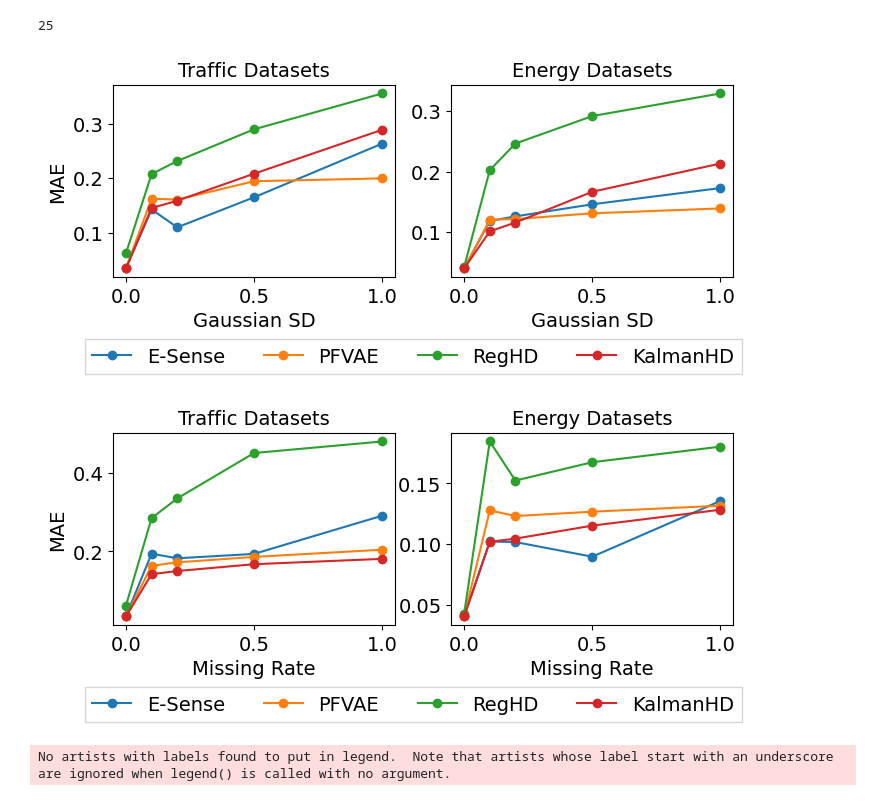
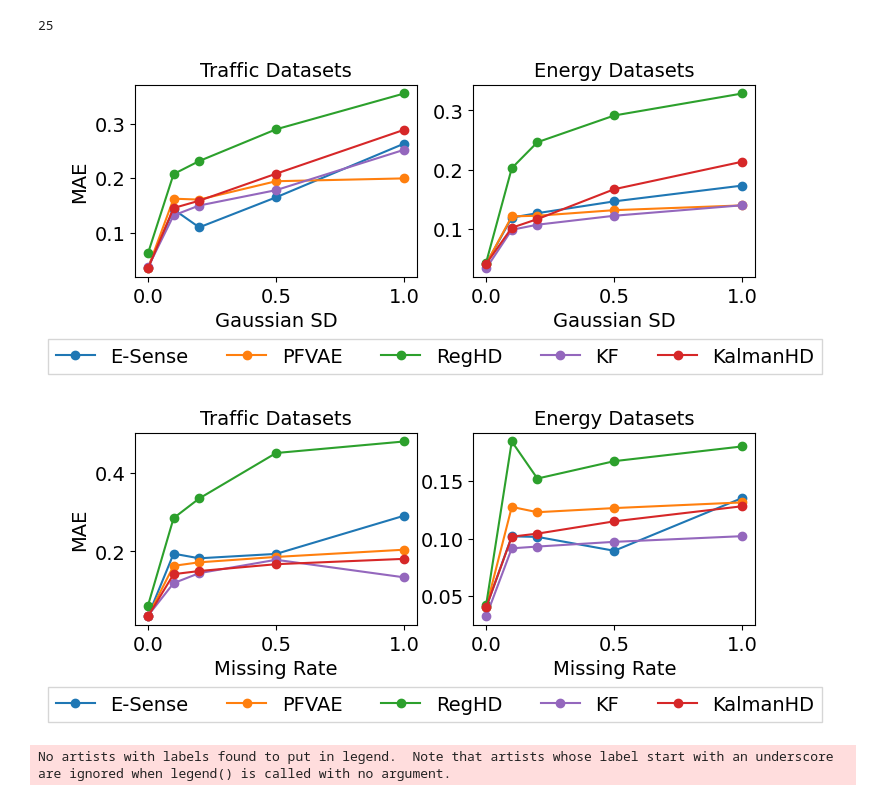
Before and after one commit to DarthIV02/KalmanHD, a Jupyter notebook: plot.ipynb, the cells around one changed output. Saved outputs shown, nothing was run; the diff lists cells and outputs as text; code cells hidden in the pictures.

```diff
--- a/plot.ipynb
+++ b/plot.ipynb
@@ -240,7 +240,7 @@ labels = [0, 0.1, 0.2, 0.5, 1]
 ax1.plot(labels, [i/3 for i in ac_DNN], '-o', label=r"E-Sense", color="tab:blue")
 ax1.plot(labels, [i/3 for i in ac_VAE], '-o', label=r"PFVAE", color="tab:orange")
 ax1.plot(labels, [i/3 for i in ac_RegHD], '-o', label=r"RegHD", color="tab:green")
-#ax1.plot(labels, [i/3 for i in ac_KalmanFilter], 'r-o', label=r"KF")
+ax1.plot(labels, [i/3 for i in ac_KalmanFilter], '-o', label=r"KF", color="tab:purple")
 ax1.plot(labels, [i/3 for i in ac_ARHD], '-o', label=r"KalmanHD", color="tab:red")
 
 
@@ -307,36 +307,36 @@ for dataset in datasets:
         ac_DNN[i+1] += row['MAE']
 
 
 #ax = fig.add_subplot(111)
 
 labels = [0, 0.1, 0.2, 0.5, 1]
 
 ax2.plot(labels, [i/2 for i in ac_DNN], '-o', color="tab:blue")
 ax2.plot(labels, [i/2 for i in ac_VAE], '-o', color="tab:orange")
 ax2.plot(labels, [i/2 for i in ac_RegHD], '-o', color="tab:green")
-#ax1.plot(labels, [i/3 for i in ac_KalmanFilter], 'r-o', label=r"KF")
+ax2.plot(labels, [i/2 for i in ac_KalmanFilter], '-o', color="tab:purple")
 ax2.plot(labels, [i/2 for i in ac_ARHD], '-o', color="tab:red")
 
 
 
 #ax2.legend(fontsize="7")
 
 ax2.xaxis.set_tick_params(labelsize=14)
 ax2.yaxis.set_tick_params(labelsize=14)
 ax2.set_xlabel(r'Gaussian SD', size=14)
 #ax2.set_ylabel('MAE', size=15)
 
 #plt.ylim([0, 0.3])
 
 ax2.set_title(f"Energy Datasets", fontsize = 14)
 
 fig.legend(loc='upper center', bbox_to_anchor=(0.5, -0.1),
           fancybox=False, shadow=False, ncol=5,  fontsize = 14)
 
-plt.savefig(f"Results_Gaussian2.png", dpi=300, bbox_inches='tight')
+plt.savefig(f"Results_Gaussian3.png", dpi=300, bbox_inches='tight')
 #plt.show()
 # %% [output]
-[figure, old version]
+[figure, new version]
 # %%
 import matplotlib.pyplot as plt
 
@@ -406,7 +406,7 @@ labels = [0, 0.1, 0.2, 0.5, 1]
 ax1.plot(labels, [i/3 for i in ac_DNN], '-o', label=r"E-Sense", color="tab:blue")
 ax1.plot(labels, [i/3 for i in ac_VAE], '-o', label=r"PFVAE", color="tab:orange")
 ax1.plot(labels, [i/3 for i in ac_RegHD], '-o', label=r"RegHD", color="tab:green")
-#ax1.plot(labels, [i/3 for i in ac_KalmanFilter], 'r-o', label=r"KF")
+ax1.plot(labels, [i/3 for i in ac_KalmanFilter], '-o', label=r"KF", color="tab:purple")
 ax1.plot(labels, [i/3 for i in ac_ARHD], '-o', label=r"KalmanHD", color="tab:red")
 
 
@@ -480,7 +480,7 @@ labels = [0, 0.1, 0.2, 0.5, 1]
 ax2.plot(labels, [i/2 for i in ac_DNN], '-o', color="tab:blue")
 ax2.plot(labels, [i/2 for i in ac_VAE], '-o', color="tab:orange")
 ax2.plot(labels, [i/2 for i in ac_RegHD], '-o', color="tab:green")
-#ax1.plot(labels, [i/3 for i in ac_KalmanFilter], 'r-o', label=r"KF")
+ax2.plot(labels, [i/2 for i in ac_KalmanFilter], '-o', color="tab:purple")
 ax2.plot(labels, [i/2 for i in ac_ARHD], '-o', color="tab:red")
 
 
@@ -499,10 +499,10 @@ ax2.set_title(f"Energy Datasets", fontsize = 14)
 fig.legend(loc='upper center', bbox_to_anchor=(0.5, -0.1),
           fancybox=False, shadow=False, ncol=5,  fontsize = 14)
 
-plt.savefig(f"Results_Missing2.png", dpi=300, bbox_inches='tight')
+plt.savefig(f"Results_Missing3.png", dpi=300, bbox_inches='tight')
 #plt.show()
 # %% [output]
-[figure, old version]
+[figure, new version]
 # %%
 import matplotlib.pyplot as plt
 
```
Also changed, not shown: parts of 1 cell of this notebook, 18 other files.
